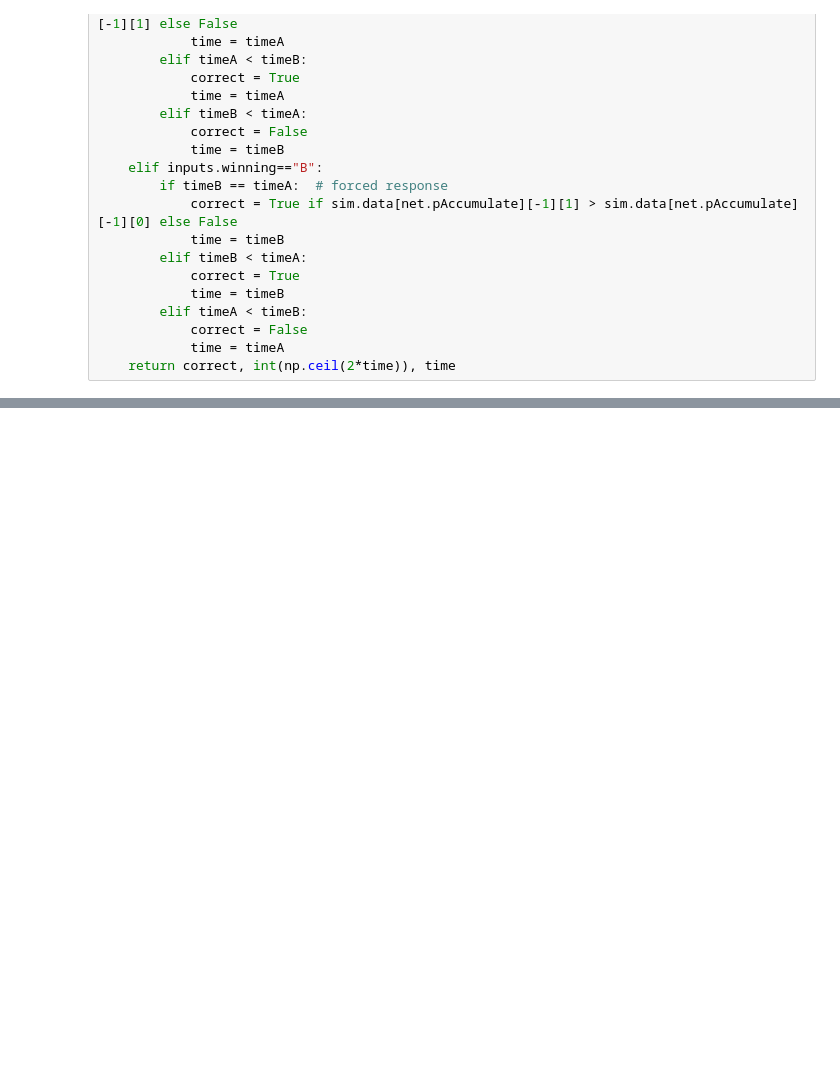
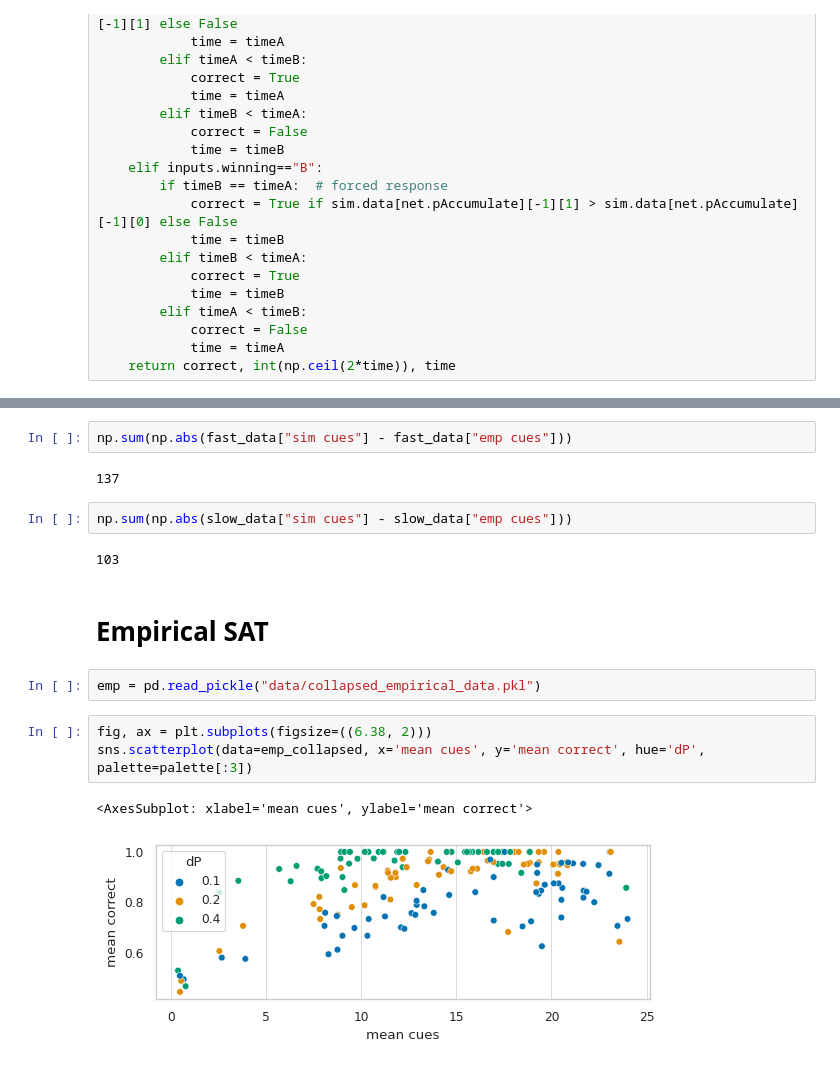
Before and after one commit to psipeter/value-accumulation, a Jupyter notebook: analysis.ipynb, the cells around one changed output, grey strips where cells are left out. Cells and saved outputs as stored; diff of their text form; blank space fills up the shorter version.

```diff
--- a/analysis.ipynb
+++ b/analysis.ipynb
@@ -268,0 +238,18 @@ plt.tight_layout()
+# %%
+np.sum(np.abs(fast_data["sim cues"] - fast_data["emp cues"]))
+# %% [output]
+137
+# %%
+np.sum(np.abs(slow_data["sim cues"] - slow_data["emp cues"]))
+# %% [output]
+103
+# %% [markdown]
+# Empirical SAT
+# %%
+emp = pd.read_pickle("data/collapsed_empirical_data.pkl")
+# %%
+fig, ax = plt.subplots(figsize=((6.38, 2)))
+sns.scatterplot(data=emp_collapsed, x='mean cues', y='mean correct', hue='dP', palette=palette[:3])
+# %% [output]
+<AxesSubplot: xlabel='mean cues', ylabel='mean correct'>
+[figure, added]
```
Also changed, not shown: parts of 10 cells of this notebook.
